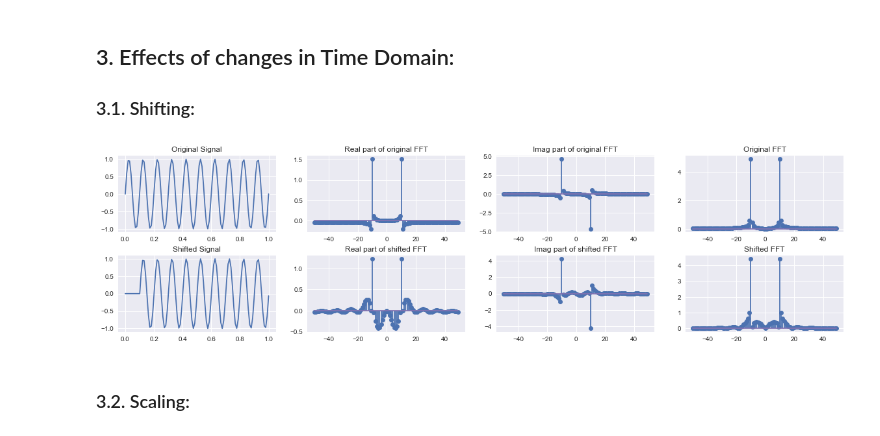
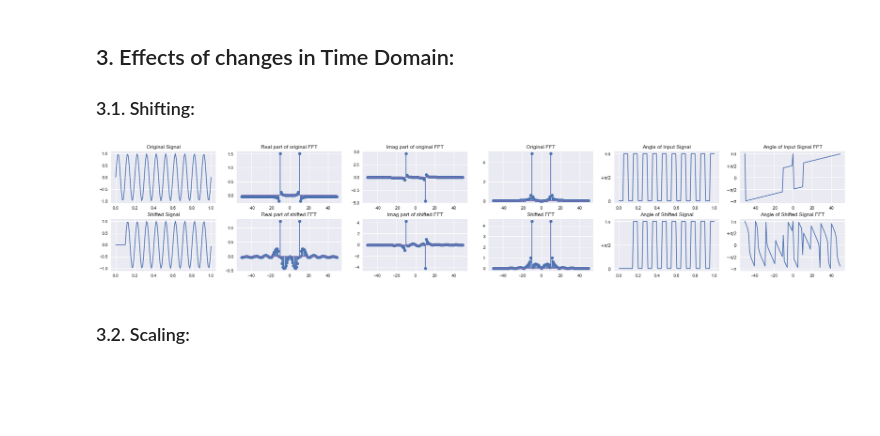
Before and after one commit to algoasylum/Exploring-FFT, a Jupyter notebook: FFT_Exp.ipynb, the cells around one changed output. Saved outputs shown, nothing was run; the diff lists cells and outputs as text; code cells hidden in the pictures; blank space fills up the shorter version.

```diff
--- a/FFT_Exp.ipynb
+++ b/FFT_Exp.ipynb
@@ -244,44 +238,68 @@ fft_11 = np.fft.fftshift(np.fft.fft(s_11))
 freqs = np.linspace(-N/2, N/2 - 1, num=N)
 # %%
 # Setting up the plot surface
-fig = plt.figure(figsize=(20, 5))
-gs = GridSpec(nrows=2, ncols=4)
+fig = plt.figure(figsize=(30, 5))
+gs = GridSpec(nrows=2, ncols=6)
 gs.update(wspace = 0.2, hspace = 0.3)
 
 ax0 = fig.add_subplot(gs[0, 0])
 ax0.plot(t, s)
 ax0.set_title('Original Signal')
 
 ax1 = fig.add_subplot(gs[1, 0])
 ax1.plot(t, s_11)
 ax1.set_title('Shifted Signal')
 
 ax2 = fig.add_subplot(gs[0, 1])
 ax2.stem(freqs, fft.real*10 / N, use_line_collection = True)
 ax2.set_title('Real part of original FFT')
 
 ax3 = fig.add_subplot(gs[1, 1])
 ax3.stem(freqs, fft_11.real*10 / N, use_line_collection = True)
 ax3.set_title('Real part of shifted FFT')
 
-ax1 = fig.add_subplot(gs[0, 2])
-ax1.stem(freqs, fft.imag*10 / N, use_line_collection = True)
-ax1.set_title('Imag part of original FFT')
+ax4 = fig.add_subplot(gs[0, 2])
+ax4.stem(freqs, fft.imag*10 / N, use_line_collection = True)
+ax4.set_title('Imag part of original FFT')
 
-ax0 = fig.add_subplot(gs[1, 2])
-ax0.stem(freqs, fft_11.imag*10 / N, use_line_collection = True)
-ax0.set_title('Imag part of shifted FFT')
+ax5 = fig.add_subplot(gs[1, 2])
+ax5.stem(freqs, fft_11.imag*10 / N, use_line_collection = True)
+ax5.set_title('Imag part of shifted FFT')
 
-ax1 = fig.add_subplot(gs[0, 3])
-ax1.stem(freqs, np.abs(fft)*10 / N, use_line_collection = True)
-ax1.set_title('Original FFT')
+ax6 = fig.add_subplot(gs[0, 3])
+ax6.stem(freqs, np.abs(fft)*10 / N, use_line_collection = True)
+ax6.set_title('Original FFT')
 
-ax0 = fig.add_subplot(gs[1, 3])
-ax0.stem(freqs, np.abs(fft_11)*10 / N, use_line_collection = True)
-ax0.set_title('Shifted FFT')
+ax7 = fig.add_subplot(gs[1, 3])
+ax7.stem(freqs, np.abs(fft_11)*10 / N, use_line_collection = True)
+ax7.set_title('Shifted FFT')
+
+ax8 = fig.add_subplot(gs[0, 4])
+ax8.plot(t, np.angle(s))
+ax8.set_yticks([0, np.pi/2, np.pi], minor=False)
+ax8.set_yticklabels([r'$0$', r'$+\pi/2$', r'$+\pi$'],  fontdict=None, minor=False)
+ax8.set_title('Angle of Input Signal')
+
+ax9 = fig.add_subplot(gs[1, 4])
+ax9.plot(t, np.angle(s_11))
+ax9.set_yticks([0, np.pi/2, np.pi], minor=False)
+ax9.set_yticklabels([r'$0$', r'$+\pi/2$', r'$+\pi$'],  fontdict=None, minor=False)
+ax9.set_title('Angle of Shifted Signal')
+
+ax10 = fig.add_subplot(gs[0, 5])
+ax10.plot(freqs, np.angle(fft))
+ax10.set_yticks([-np.pi, -np.pi/2, 0, np.pi/2, np.pi], minor=False)
+ax10.set_yticklabels([r'$-\pi$', r'$-\pi/2$', r'$0$', r'$+\pi/2$', r'$+\pi$'], fontdict=None, minor=False)
+ax10.set_title('Angle of Input Signal FFT')
+
+ax11 = fig.add_subplot(gs[1, 5])
+ax11.plot(freqs, np.angle(fft_11))
+ax11.set_yticks([-np.pi, -np.pi/2, 0, np.pi/2, np.pi], minor=False)
+ax11.set_yticklabels([r'$-\pi$', r'$-\pi/2$', r'$0$', r'$+\pi/2$', r'$+\pi$'], fontdict=None, minor=False)
+ax11.set_title('Angle of Shifted Signal FFT')
 plt.show()
 # %% [output]
-[figure, old version]
+[figure, new version]
 # %% [markdown]
 ### 3.2. Scaling:
 # %%
```
Also changed, not shown: parts of 13 cells of this notebook.
